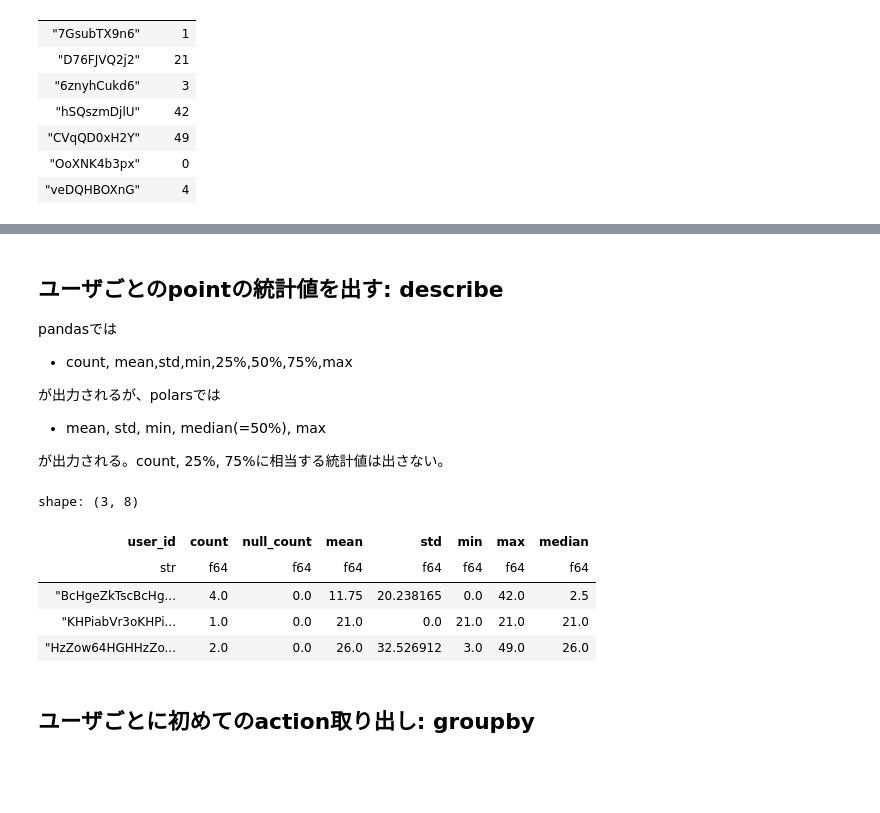
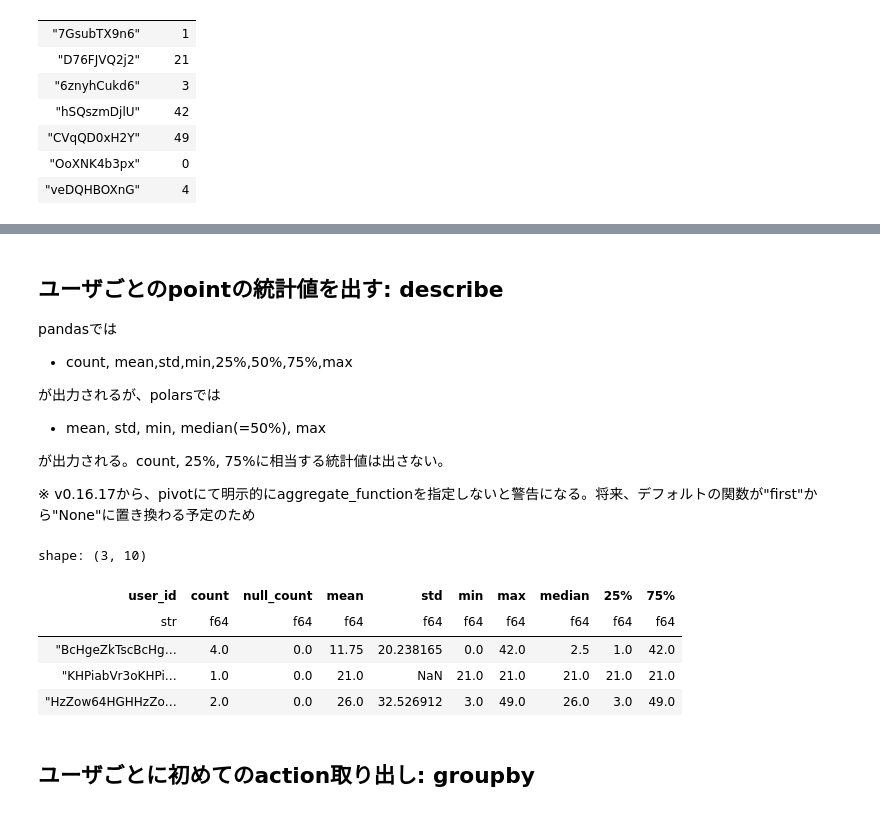
Before and after one commit to Niccari/pandas_polars_processing_example, a Jupyter notebook: polars_processing_example.ipynb, the cells around one changed output, grey strips where cells are left out. Saved outputs shown, nothing was run; the diff lists cells and outputs as text; code cells hidden in the pictures; blank space fills up the shorter version.

```diff
--- a/polars_processing_example.ipynb
+++ b/polars_processing_example.ipynb
@@ -254,20 +258,27 @@ pandasでは
 - mean, std, min, median(=50%), max
 
 が出力される。count, 25%, 75%に相当する統計値は出さない。
+
+※ v0.16.17から、pivotにて明示的にaggregate_functionを指定しないと警告になる。将来、デフォルトの関数が"first"から"None"に置き換わる予定のため
 # %%
 dfs = []
 for user_id in df_actions["user_id"]:
     df = df_actions.filter(pl.col("user_id") == user_id)[["point"]].describe()
     df = df.with_columns(pl.Series(name="user_id", values=pl.Series([user_id * len(df)])))
     dfs.append(df)
-pl.concat(dfs).pivot(values="point", index="user_id", columns="describe")
+pl.concat(dfs).pivot(
+    values="point",
+    index="user_id",
+    columns="describe",
+    aggregate_function="first",
+)
 # %% [output]
-shape: (3, 8)
+shape: (3, 10)
-| user_id | count | null_count | mean | std | min | max | median |
-| str | f64 | f64 | f64 | f64 | f64 | f64 | f64 |
-| "BcHgeZkTscBcHg... | 4.0 | 0.0 | 11.75 | 20.238165 | 0.0 | 42.0 | 2.5 |
-| "KHPiabVr3oKHPi... | 1.0 | 0.0 | 21.0 | 0.0 | 21.0 | 21.0 | 21.0 |
-| "HzZow64HGHHzZo... | 2.0 | 0.0 | 26.0 | 32.526912 | 3.0 | 49.0 | 26.0 |
+| user_id | count | null_count | mean | std | min | max | median | 25% | 75% |
+| str | f64 | f64 | f64 | f64 | f64 | f64 | f64 | f64 | f64 |
+| "BcHgeZkTscBcHg… | 4.0 | 0.0 | 11.75 | 20.238165 | 0.0 | 42.0 | 2.5 | 1.0 | 42.0 |
+| "KHPiabVr3oKHPi… | 1.0 | 0.0 | 21.0 | NaN | 21.0 | 21.0 | 21.0 | 21.0 | 21.0 |
+| "HzZow64HGHHzZo… | 2.0 | 0.0 | 26.0 | 32.526912 | 3.0 | 49.0 | 26.0 | 3.0 | 49.0 |
 # %% [markdown]
 ## ユーザごとに初めてのaction取り出し: groupby
 # %%
```
Also changed, not shown: parts of 14 cells of this notebook, 6 other files.
